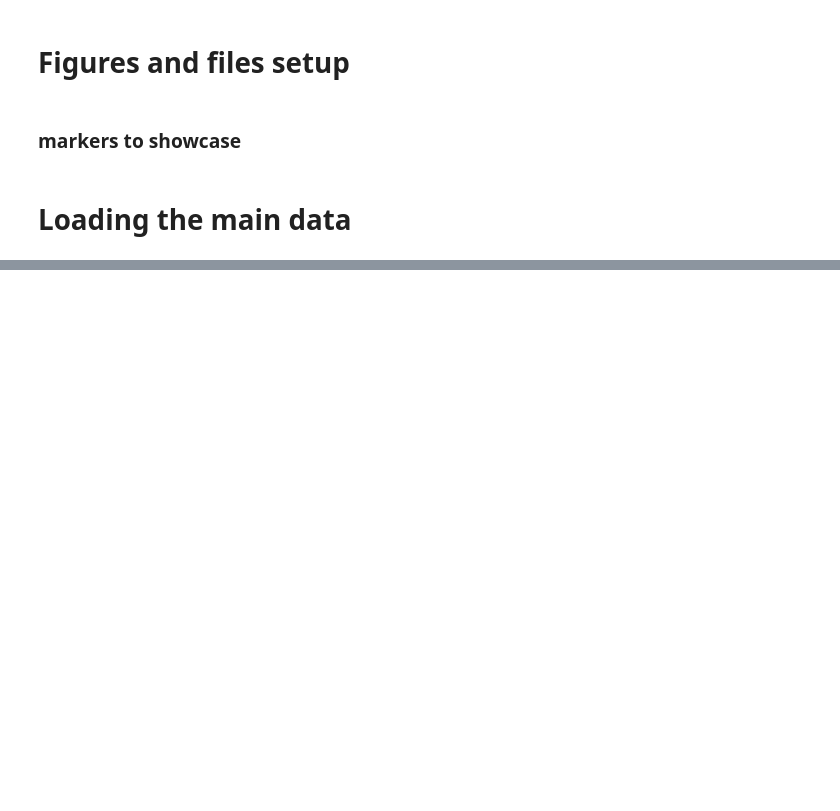
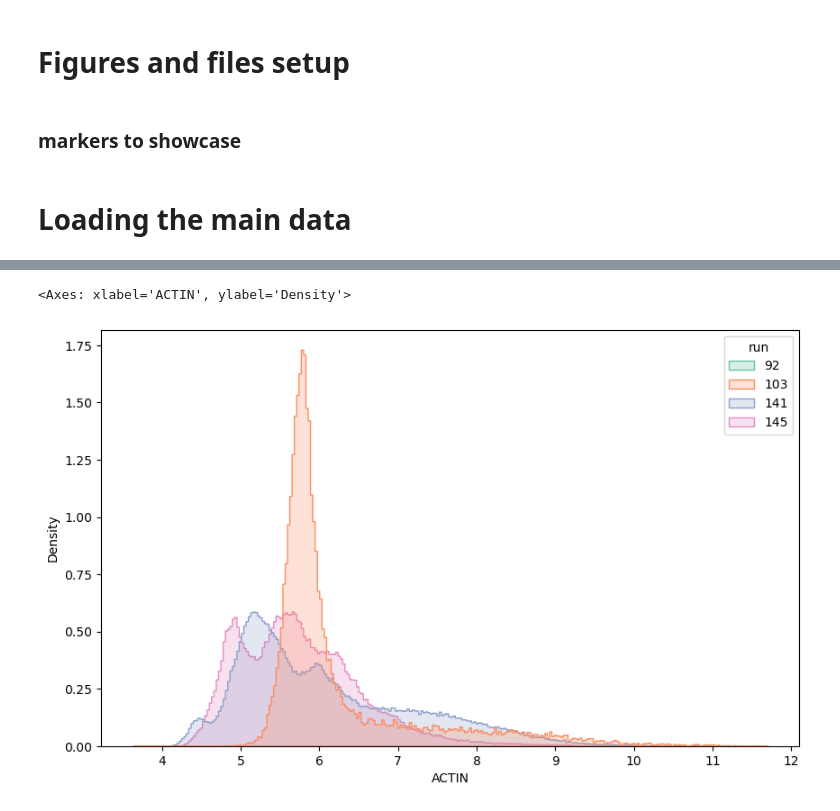
Before and after one commit to SchapiroLabor/NUT_spatial, a Jupyter notebook: figures/figure_2_python.ipynb, the cells around one changed output, grey strips where cells are left out. Cells and saved outputs as stored; diff of their text form; code cells hidden in the pictures; blank space fills up the shorter version.

```diff
--- a/figures/figure_2_python.ipynb
+++ b/figures/figure_2_python.ipynb
@@ -54,3 +72,17 @@ fig.savefig(os.path.join(results_dir, "phenotype_matrixplot_selected_markers.pdf
+# %%
+#compare the expression of ACTIN across different exp_name
+data = adata_unified.to_df().reset_index()
+data["run"] = adata_unified.obs["run"].values
+#filter for only actin
+data_select = data[["run", "ACTIN"]].copy()
+#make boxplot now
+fig = plt.figure(figsize=(10, 6))
+#HISTOGRAM NOT FREAKIN BOXPLOT
+#One histogram per exp_name
+sns.histplot(data = data_select, x="ACTIN", hue="run", element="step", stat="density", common_norm=False, palette="Set2")
+# %% [output]
+<Axes: xlabel='ACTIN', ylabel='Density'>
+[figure, added]
 # %%
 #image folder of interest
 image_folder = "/Volumes/T7/Run141/ROI16/"
```
Also changed, not shown: parts of 4 cells of this notebook, 14 other files.
